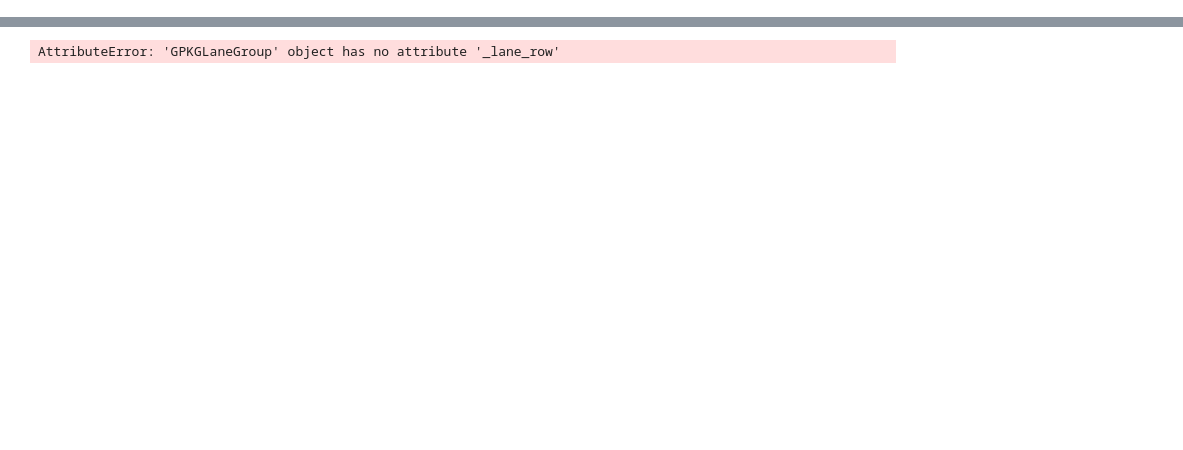
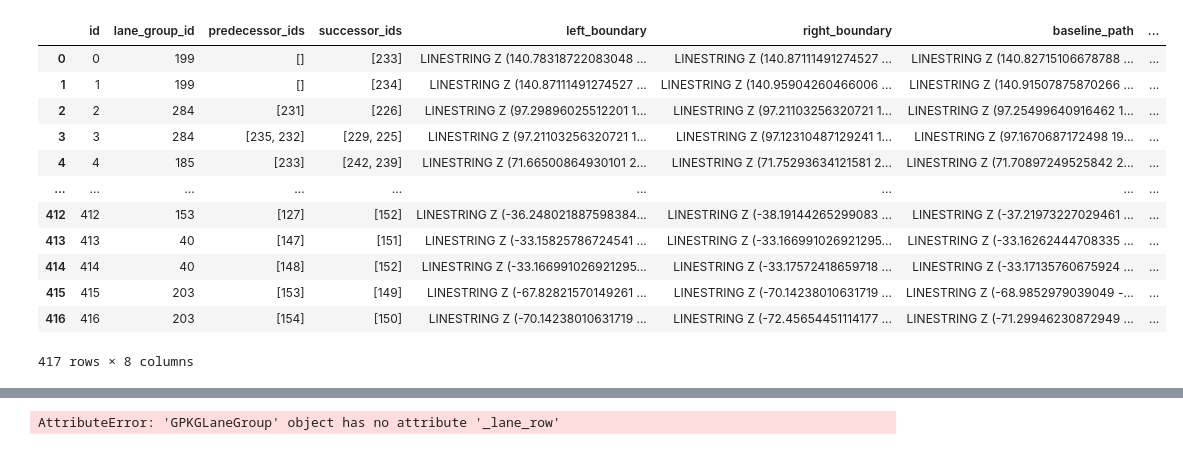
Before and after one commit to autonomousvision/py123d, a Jupyter notebook: notebooks/test_map_api.ipynb, the cells around one changed output, grey strips where cells are left out. Cells and saved outputs as stored; diff of their text form; code cells hidden in the pictures; blank space fills up the shorter version.

```diff
--- a/notebooks/test_map_api.ipynb
+++ b/notebooks/test_map_api.ipynb
@@ -18,6 +19,22 @@ map_file_path = Path(f"/home/daniel/asim_workspace/asim/notebooks/{name}.gpkg")
 
 map_api = GPKGMap(map_file_path)
 map_api.initialize()
+# %%
+map_api._gpd_dataframes[MapSurfaceType.LANE]
+# %% [output]
+|  | id | lane_group_id | predecessor_ids | successor_ids | left_boundary | right_boundary | baseline_path | ... |
+| 0 | 0 | 199 | [] | [233] | LINESTRING Z (140.78318722083048 ... | LINESTRING Z (140.87111491274527 ... | LINESTRING Z (140.82715106678788 ... | ... |
+| 1 | 1 | 199 | [] | [234] | LINESTRING Z (140.87111491274527 ... | LINESTRING Z (140.95904260466006 ... | LINESTRING Z (140.91507875870266 ... | ... |
+| 2 | 2 | 284 | [231] | [226] | LINESTRING Z (97.29896025512201 1... | LINESTRING Z (97.21103256320721 1... | LINESTRING Z (97.25499640916462 1... | ... |
+| 3 | 3 | 284 | [235, 232] | [229, 225] | LINESTRING Z (97.21103256320721 1... | LINESTRING Z (97.12310487129241 1... | LINESTRING Z (97.1670687172498 19... | ... |
+| 4 | 4 | 185 | [233] | [242, 239] | LINESTRING Z (71.66500864930101 2... | LINESTRING Z (71.75293634121581 2... | LINESTRING Z (71.70897249525842 2... | ... |
+| ... | ... | ... | ... | ... | ... | ... | ... | ... |
+| 412 | 412 | 153 | [127] | [152] | LINESTRING Z (-36.248021887598384... | LINESTRING Z (-38.19144265299083 ... | LINESTRING Z (-37.21973227029461 ... | ... |
+| 413 | 413 | 40 | [147] | [151] | LINESTRING Z (-33.15825786724541 ... | LINESTRING Z (-33.166991026921295... | LINESTRING Z (-33.16262444708335 ... | ... |
+| 414 | 414 | 40 | [148] | [152] | LINESTRING Z (-33.166991026921295... | LINESTRING Z (-33.17572418659718 ... | LINESTRING Z (-33.17135760675924 ... | ... |
+| 415 | 415 | 203 | [153] | [149] | LINESTRING Z (-67.82821570149261 ... | LINESTRING Z (-70.14238010631719 ... | LINESTRING Z (-68.9852979039049 -... | ... |
+| 416 | 416 | 203 | [154] | [150] | LINESTRING Z (-70.14238010631719 ... | LINESTRING Z (-72.45654451114177 ... | LINESTRING Z (-71.29946230872949 ... | ... |
+417 rows × 8 columns
 # %%
 from matplotlib.patches import Circle
 
```
Also changed, not shown: parts of 4 cells of this notebook, 7 other files.
